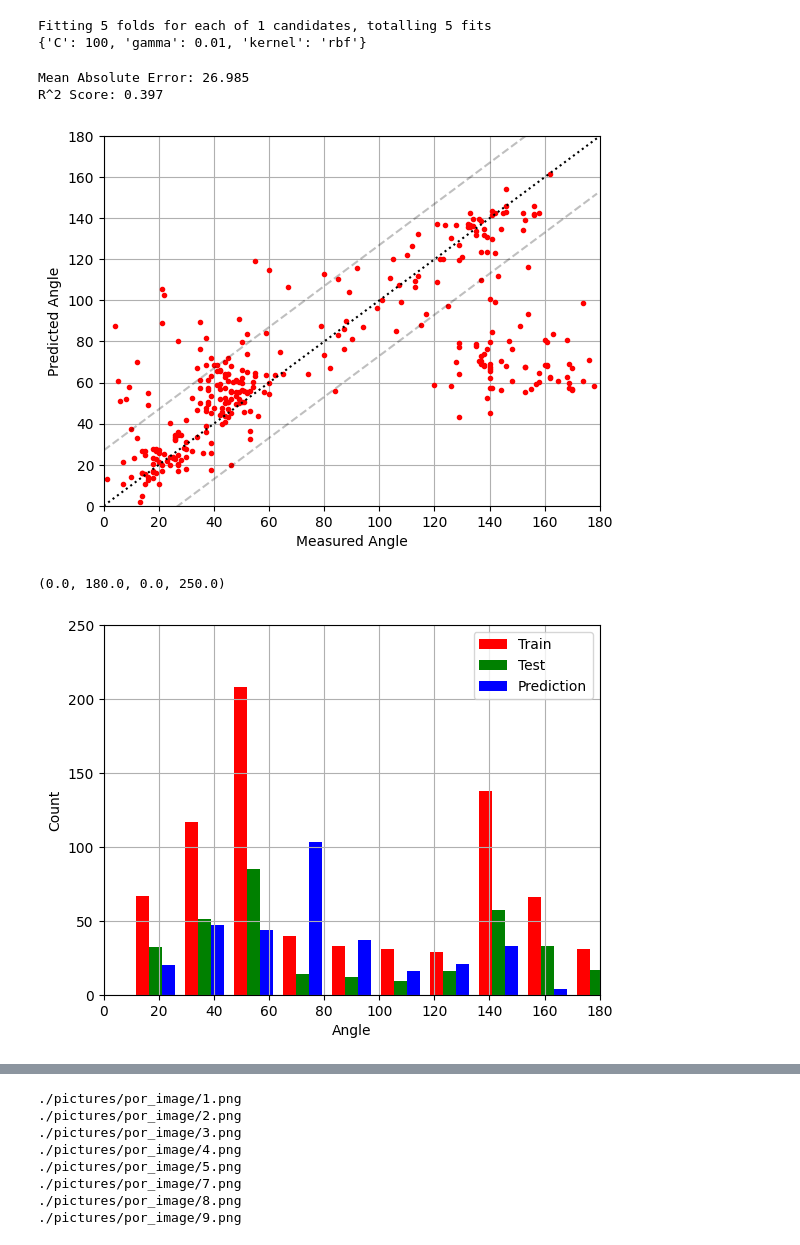
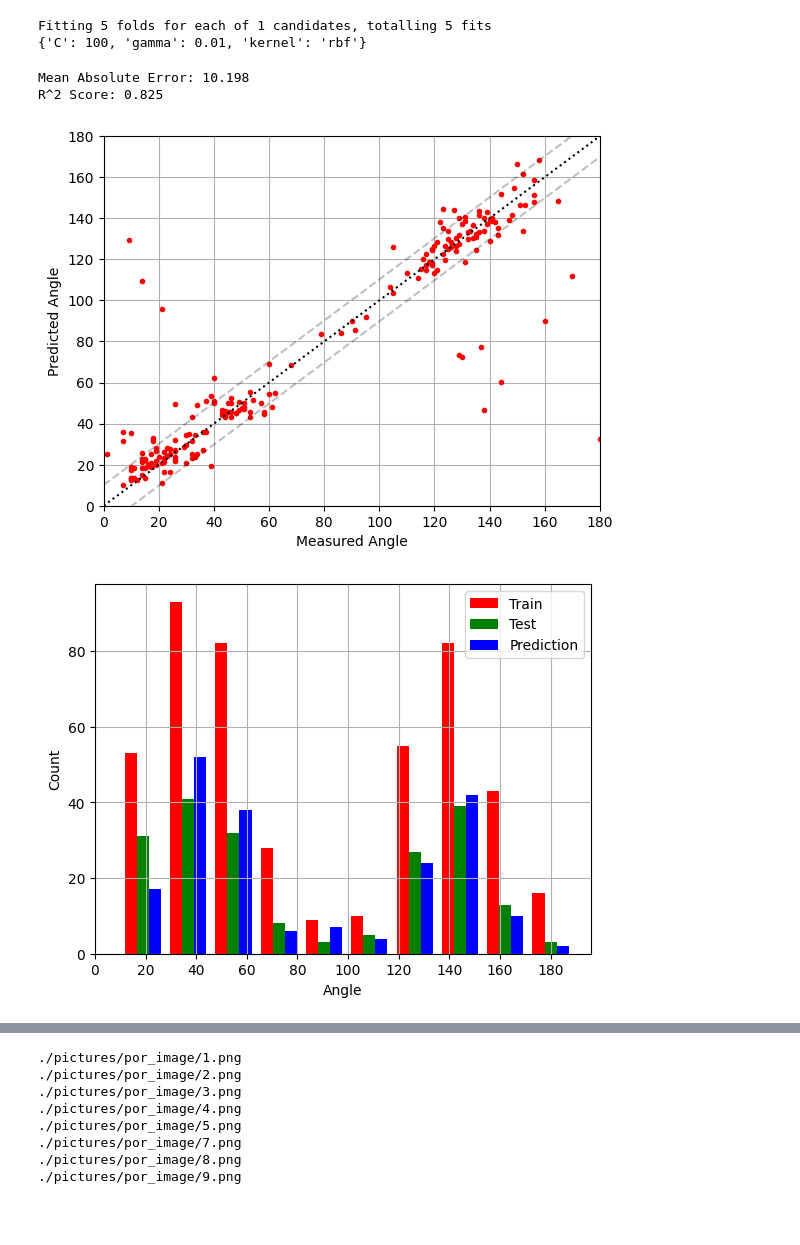
Before and after one commit to hkc5/fiber-prediction, a Jupyter notebook: main.ipynb, the cells around one changed output, grey strips where cells are left out. Saved outputs shown, nothing was run; the diff lists cells and outputs as text; code cells hidden in the pictures; blank space fills up the shorter version.

```diff
--- a/main.ipynb
+++ b/main.ipynb
@@ -43,7 +43,7 @@ def get_feature_vector(image_directory, grid_q= 4, orientation= 8, edge= False):
 
 feature_matrix= []
 img_directories= []
-for i in range(1, 1300):
+for i in range(1, 1500):
     img_dir= "./pictures/" + str(i) + ".png"
     try:
         feature_vec= get_feature_vector(img_dir, grid_q= 4, orientation= 10, edge= False)
@@ -144,8 +144,8 @@ r2= r2_score(y_test, y_pred)
 print(f"Mean Absolute Error: {mae:.3f}")
 print(f"R^2 Score: {r2:.3f}")
 # %% [output]
-Mean Absolute Error: 26.985
-R^2 Score: 0.397
+Mean Absolute Error: 10.198
+R^2 Score: 0.825
 # %%
 plt.plot(y_test, y_pred, "r.")
 plt.plot(np.arange(0, 180), np.arange(0, 180), "k:")
@@ -157,17 +157,16 @@ plt.ylabel("Predicted Angle")
 plt.axis([0, 180, 0, 180])
 plt.grid()
 # %% [output]
-[figure, old version]
+[figure, new version]
 # %%
 plt.hist([y_train, y_test, y_pred], color= ["r", "g", "b"], align= "right")
-plt.grid()
+plt.xticks(np.arange(0, 181, 20))
 plt.ylabel("Count")
 plt.xlabel("Angle")
 plt.legend(["Train", "Test", "Prediction"])
-plt.axis([0, 180, 0, 250])
+plt.grid()
 # %% [output]
-(0.0, 180.0, 0.0, 250.0)
-[figure, old version]
+[figure, new version]
 # %%
 y_error= abs(y_pred-y_test)
 y_error_sorted= np.sort(y_error)[::-1]
```
Also changed, not shown: parts of 4 cells of this notebook, 1 other file.
